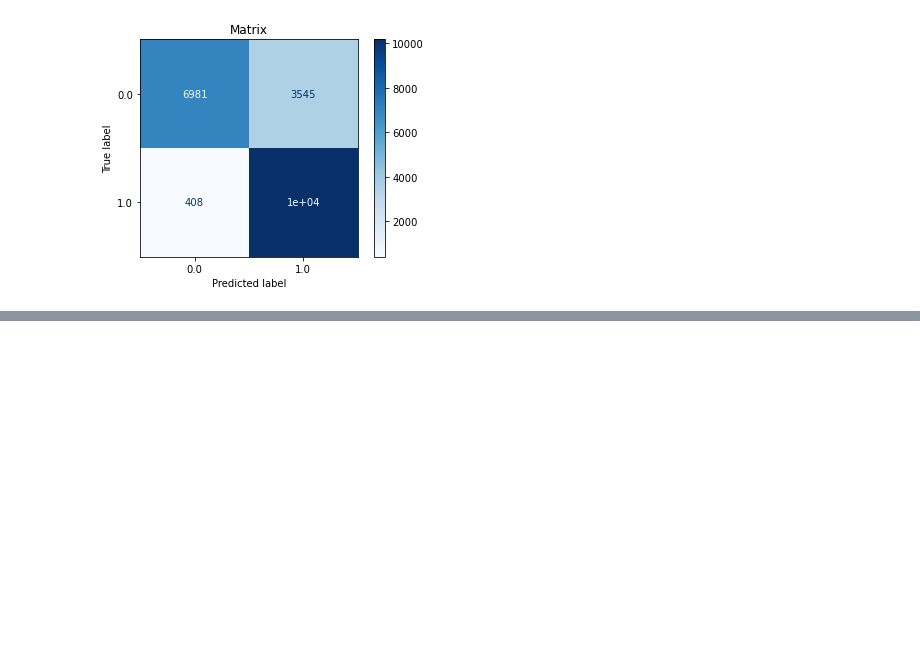
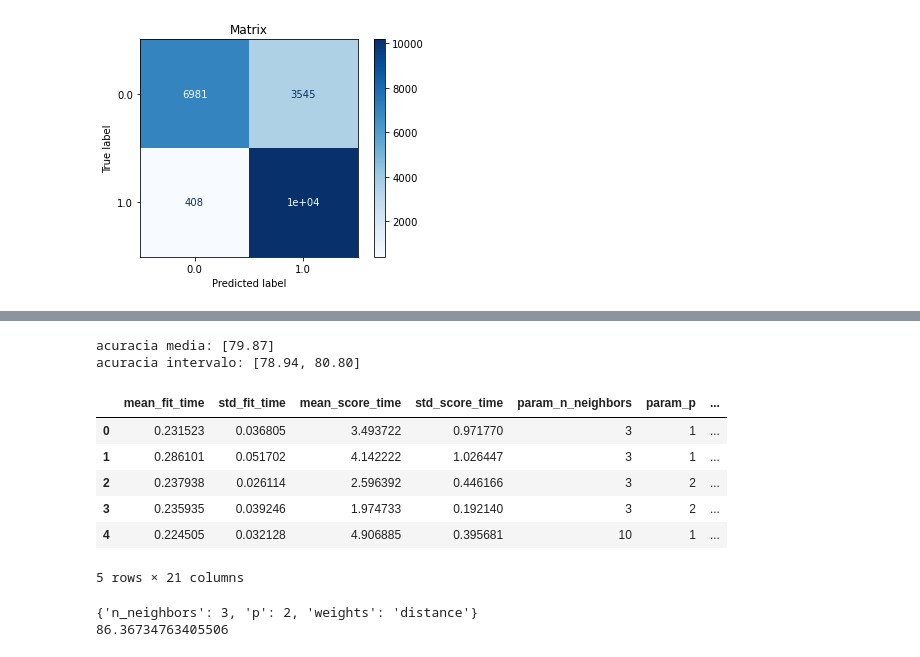
Before and after one commit to KaueAbbe/Classificador_Musica, a Jupyter notebook: 7DaysofCode_Modelo.ipynb, the cells around one changed output, grey strips where cells are left out. Saved outputs shown, nothing was run; the diff lists cells and outputs as text; code cells hidden in the pictures; blank space fills up the shorter version.

```diff
--- a/7DaysofCode_Modelo.ipynb
+++ b/7DaysofCode_Modelo.ipynb
@@ -512,0 +522,9 @@ No fim optei pela mudança de métrica, de **acurácia para Recall**. O motivo s
+# %%
+SEED = 42
+np.random.seed(SEED)
+
+cv = KFold(n_splits = 10, shuffle = True)
+
+modelo = DecisionTreeClassifier(max_depth = 5)
+results = cross_validate(modelo, x_treino, y_treino, cv = cv)
+imprime_resultados(results)
@@ -512,0 +568,50 @@ No fim optei pela mudança de métrica, de **acurácia para Recall**. O motivo s
+# %%
+from imblearn.over_sampling import RandomOverSampler
+X = df.drop('popularityClassifier', axis = 1)
+y = df['popularityClassifier']
+ros = RandomOverSampler(random_state=0)
+X_resampled, y_resampled = ros.fit_resample(X, y)
+X_resampled = X_resampled.drop('popularity', axis = 1)
+X, x_validacao, Y, y_validacao = train_test_split(X_resampled, y_resampled, test_size=0.2, shuffle=True)
+x_treino, x_teste, y_treino, y_teste = train_test_split(X, Y, test_size=0.2, shuffle=True)
+
+from sklearn.neighbors import KNeighborsClassifier
+
+Knc = KNeighborsClassifier()
+results = cross_validate(Knc, x_treino, y_treino, cv = cv)
+imprime_resultados(results)
+# %% [output]
+acuracia media: [79.87]
+acuracia intervalo: [78.94, 80.80]
+# %%
+from sklearn.model_selection import GridSearchCV
+
+SEED=42
+np.random.seed(SEED)
+
+espaco_de_parametros = {
+    "n_neighbors" : [3, 10],
+    "weights": ['uniform', 'distance'],
+    "p": [1, 2]}
+
+busca = GridSearchCV(Knc,
+                    espaco_de_parametros,
+                    cv = cv)
+
+busca.fit(x_treino, y_treino)
+resultados = pd.DataFrame(busca.cv_results_)
+resultados.head()
+# %% [output]
+|  | mean_fit_time | std_fit_time | mean_score_time | std_score_time | param_n_neighbors | param_p | ... |
+| 0 | 0.231523 | 0.036805 | 3.493722 | 0.971770 | 3 | 1 | ... |
+| 1 | 0.286101 | 0.051702 | 4.142222 | 1.026447 | 3 | 1 | ... |
+| 2 | 0.237938 | 0.026114 | 2.596392 | 0.446166 | 3 | 2 | ... |
+| 3 | 0.235935 | 0.039246 | 1.974733 | 0.192140 | 3 | 2 | ... |
+| 4 | 0.224505 | 0.032128 | 4.906885 | 0.395681 | 10 | 1 | ... |
+5 rows × 21 columns
+# %%
+print(busca.best_params_)
+print(busca.best_score_ * 100)
+# %% [output]
+{'n_neighbors': 3, 'p': 2, 'weights': 'distance'}
+86.36734763405506
```
Also changed, not shown: parts of 12 cells of this notebook.
